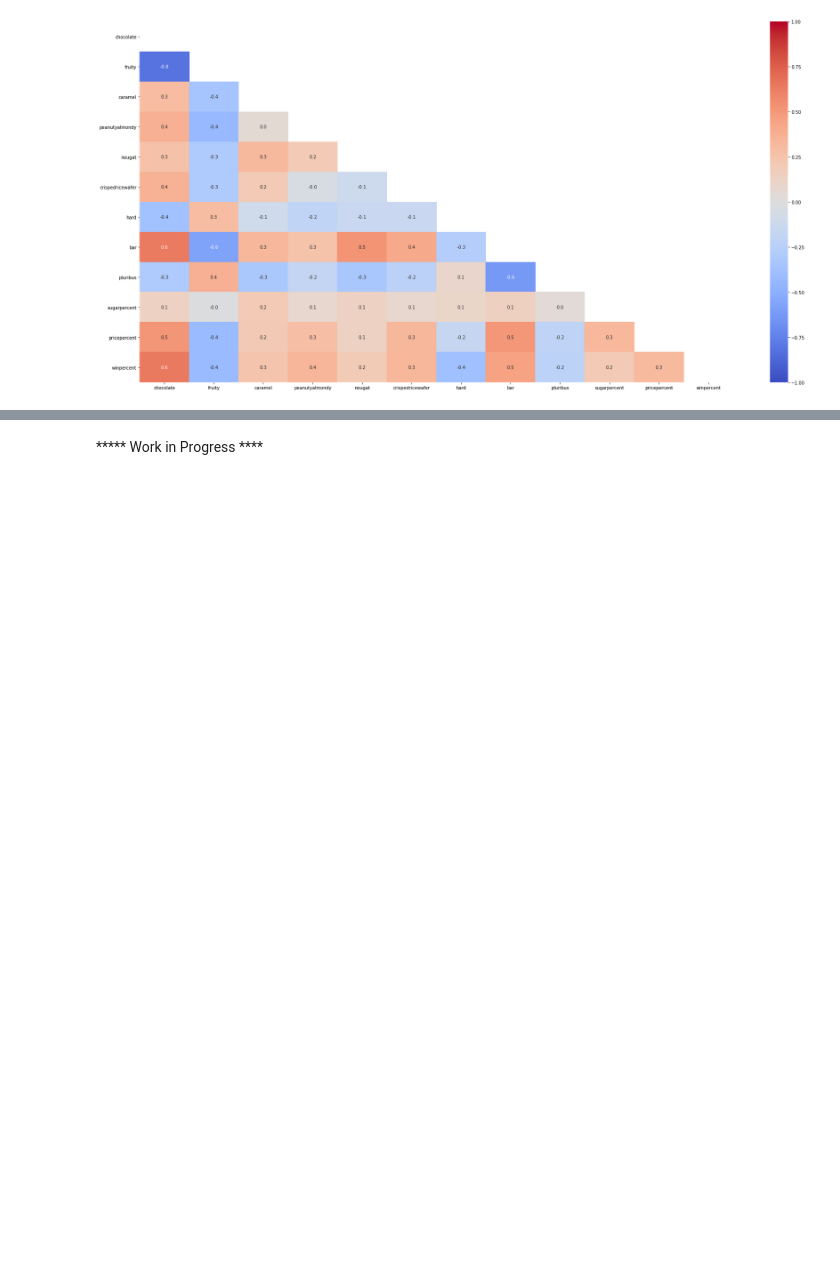
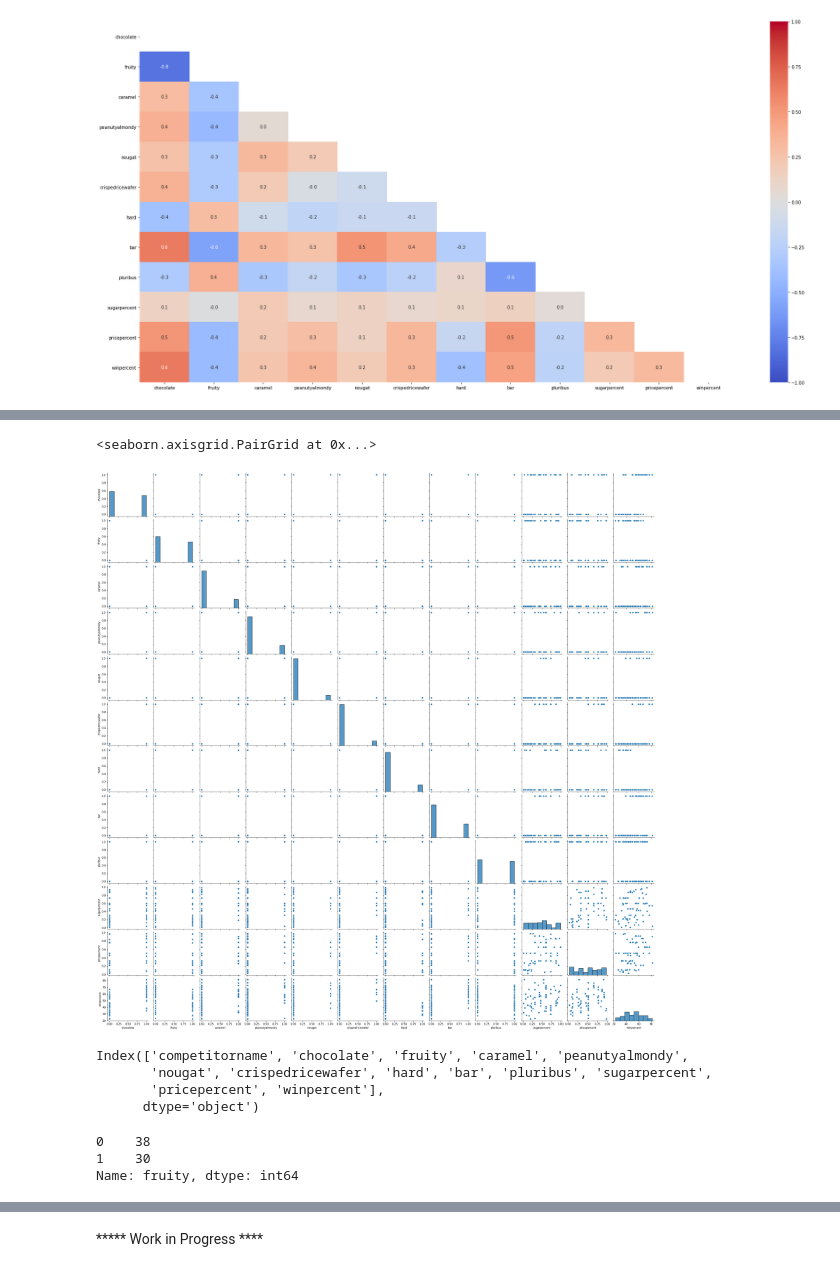
Before and after one commit to Karunakarbugide/HALLOWEEN-CANDY-WINPERCENT, a Jupyter notebook: Hallowen_Candy_Winoercent_prediction.ipynb, the cells around one changed output, grey strips where cells are left out. Saved outputs shown, nothing was run; the diff lists cells and outputs as text; code cells hidden in the pictures; blank space fills up the shorter version.

```diff
--- a/Hallowen_Candy_Winoercent_prediction.ipynb
+++ b/Hallowen_Candy_Winoercent_prediction.ipynb
@@ -46,0 +136,18 @@ sns.heatmap(df_train.corr(), annot=True, fmt='.1f', vmin=-1, vmax=1, center= 0,
+# %%
+sns.pairplot(df_train)
+# %% [output]
+<seaborn.axisgrid.PairGrid at 0x...>
+[figure, added]
+# %%
+df_train.columns
+# %% [output]
+Index(['competitorname', 'chocolate', 'fruity', 'caramel', 'peanutyalmondy',
+       'nougat', 'crispedricewafer', 'hard', 'bar', 'pluribus', 'sugarpercent',
+       'pricepercent', 'winpercent'],
+      dtype='object')
+# %%
+df_train.fruity.value_counts()
+# %% [output]
+0    38
+1    30
+Name: fruity, dtype: int64
```
Also changed, not shown: parts of 26 cells of this notebook, 1 other file.
